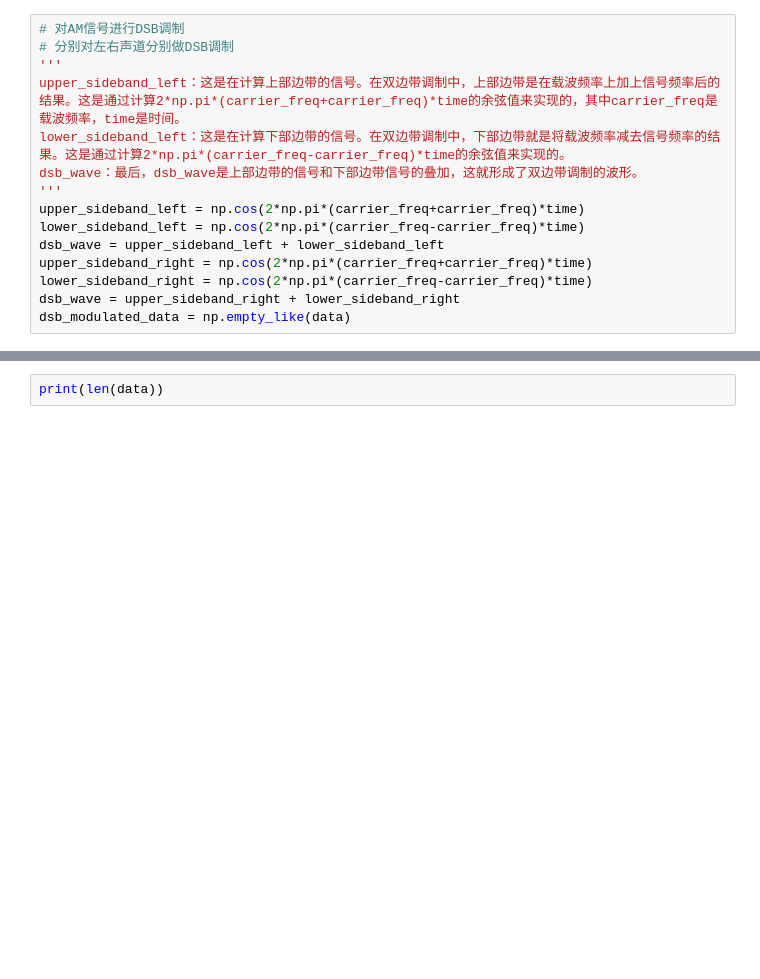
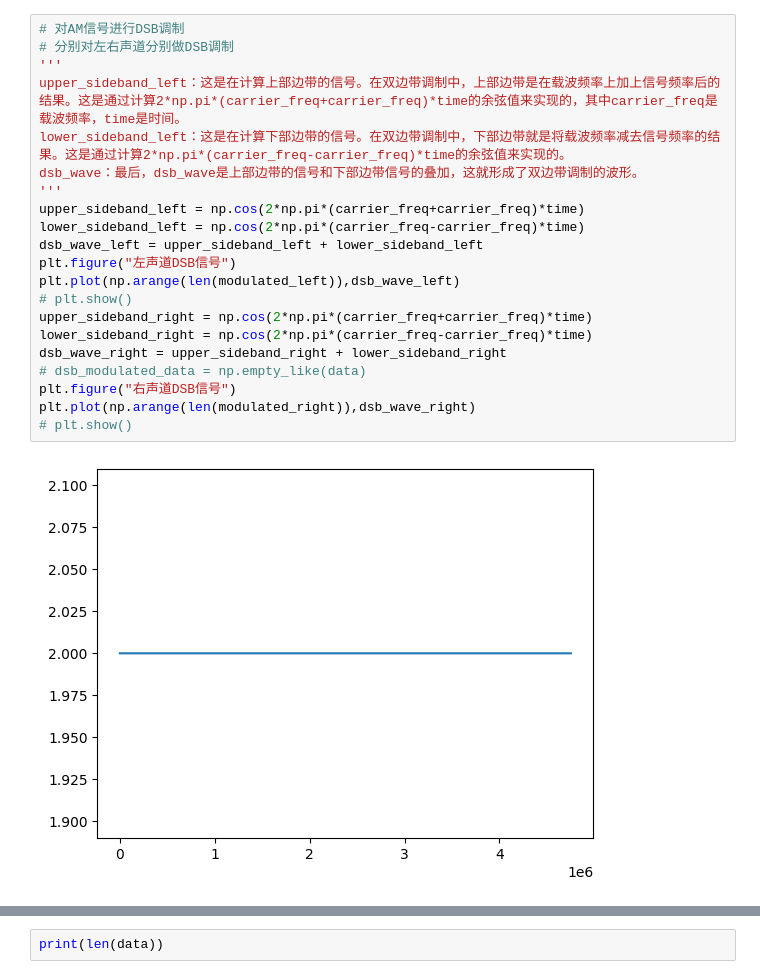
Before and after one commit to YFC0254/Up-Load, a Jupyter notebook: 通信原理/思考题1.ipynb, the cells around one changed output, grey strips where cells are left out. Cells and saved outputs as stored; diff of their text form; blank space fills up the shorter version.

```diff
--- a/通信原理/思考题1.ipynb
+++ b/通信原理/思考题1.ipynb
@@ -89,15 +111,23 @@ max(demodulated_data[:,1]):27485
 # %%
 # 对AM信号进行DSB调制
 # 分别对左右声道分别做DSB调制
 '''
 upper_sideband_left：这是在计算上部边带的信号。在双边带调制中，上部边带是在载波频率上加上信号频率后的结果。这是通过计算2*np.pi*(carrier_freq+carrier_freq)*time的余弦值来实现的，其中carrier_freq是载波频率，time是时间。
 lower_sideband_left：这是在计算下部边带的信号。在双边带调制中，下部边带就是将载波频率减去信号频率的结果。这是通过计算2*np.pi*(carrier_freq-carrier_freq)*time的余弦值来实现的。
 dsb_wave：最后，dsb_wave是上部边带的信号和下部边带信号的叠加，这就形成了双边带调制的波形。
 '''
 upper_sideband_left = np.cos(2*np.pi*(carrier_freq+carrier_freq)*time)
 lower_sideband_left = np.cos(2*np.pi*(carrier_freq-carrier_freq)*time)
-dsb_wave = upper_sideband_left + lower_sideband_left
+dsb_wave_left = upper_sideband_left + lower_sideband_left
+plt.figure("左声道DSB信号")
+plt.plot(np.arange(len(modulated_left)),dsb_wave_left)
+# plt.show()
 upper_sideband_right = np.cos(2*np.pi*(carrier_freq+carrier_freq)*time)
 lower_sideband_right = np.cos(2*np.pi*(carrier_freq-carrier_freq)*time)
-dsb_wave = upper_sideband_right + lower_sideband_right
-dsb_modulated_data = np.empty_like(data)
+dsb_wave_right = upper_sideband_right + lower_sideband_right
+# dsb_modulated_data = np.empty_like(data)
+plt.figure("右声道DSB信号")
+plt.plot(np.arange(len(modulated_right)),dsb_wave_right)
+# plt.show()
+# %% [output]
+[figure, added]
```
Also changed, not shown: parts of 4 cells of this notebook.
